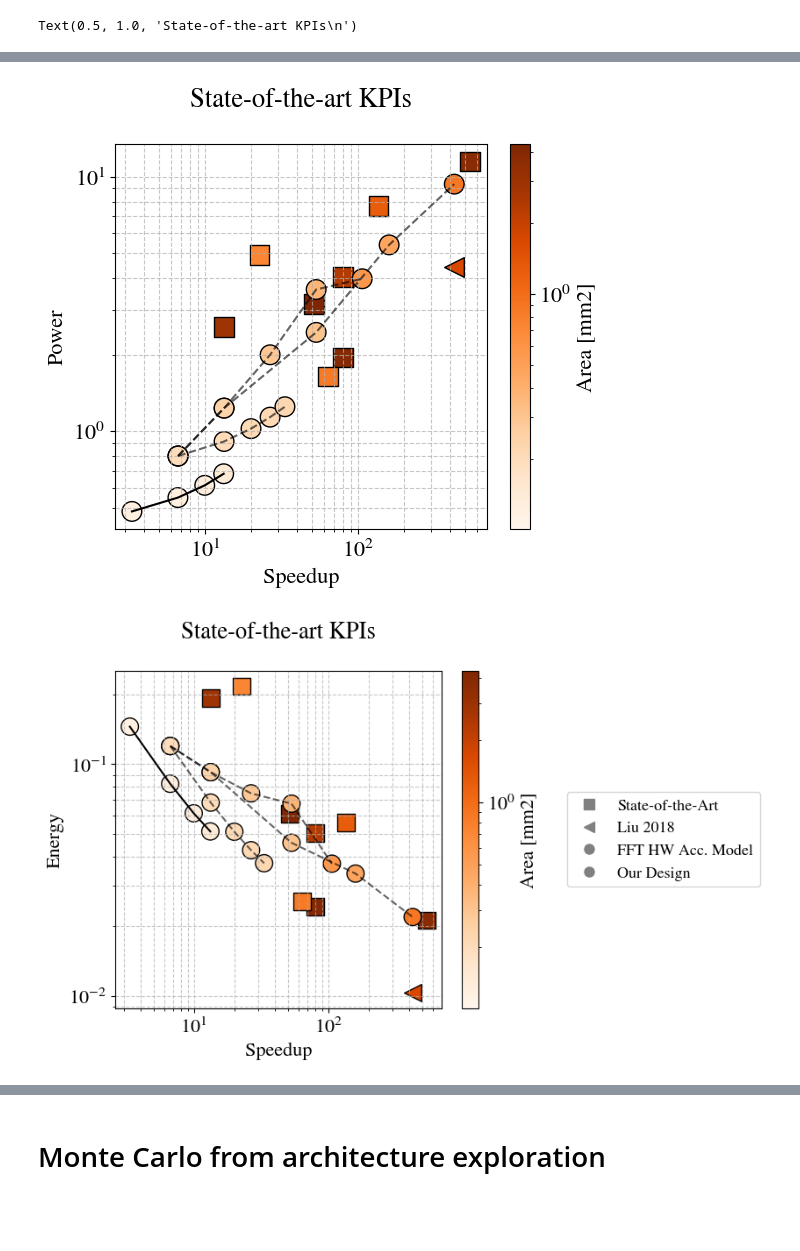
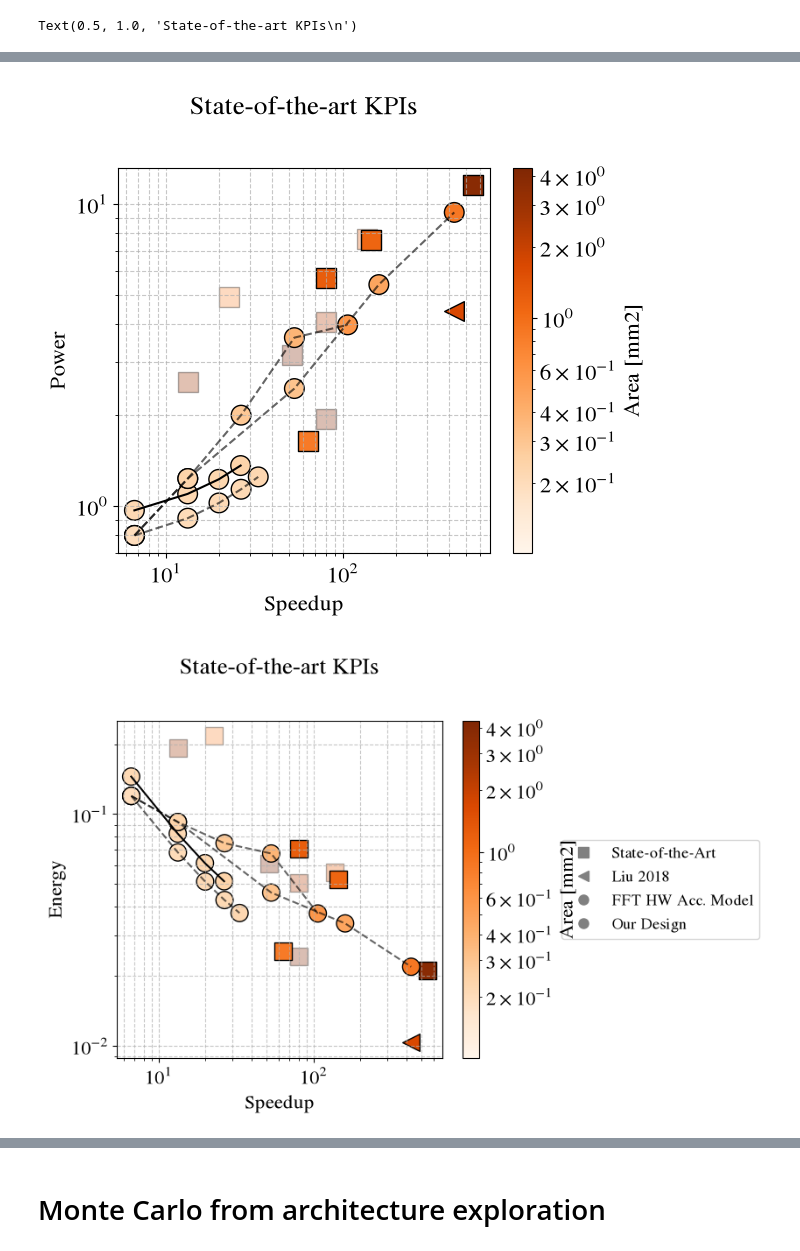
Before and after one commit to PolMaistriaux/IoT_Node_Modeling, a Jupyter notebook: Test_new_applications/Notebook_ASI_Framework.ipynb, the cells around one changed output, grey strips where cells are left out. Cells and saved outputs as stored; diff of their text form; code cells hidden in the pictures; blank space fills up the shorter version.

```diff
--- a/Test_new_applications/Notebook_ASI_Framework.ipynb
+++ b/Test_new_applications/Notebook_ASI_Framework.ipynb
@@ -181,9 +184,9 @@ theor_speedup_ratio     = np.array([pipe_theor_speedup_ratio    , para_theor_spe
 
 #----------------------------------------------------------------------------------
 
-our_Area           = np.array([0.119    , 0.123    , 0.129    , 0.141    ] )
+our_Area           = np.array([0.119    , 0.123    , 0.129    , 0.141    ] )  +0.095
 our_NFFT           = np.array([4096     , 4096     , 4096     , 4096     ] )
-our_Latency_pFFT   = np.array([98423    , 49250    , 32883    , 24723    ] )
+our_Latency_pFFT   = np.array([98423    , 49250    , 32883    , 24723    ] )  /2
 our_Energy_pFFT    = np.array([3388.9   , 1922.4   , 1434.1   , 1197.6    ] ) *1e-9
 
 our_Latency        = our_Latency_pFFT
@@ -198,12 +201,13 @@ our_latency_ratio = our_Latency / baseline_latency
 our_speedup_ratio = 1/(our_latency_ratio)
 
 #----------------------------------------------------------------------------------
-soA_name          =           [ "Pereira 22" , "Berta. 21 ", "Gonz. 24",  "Yang 21", "Mahdavi 19", "Shih 18", "Tian 19"  , "Paul 25"  ]         #"Deng 23"
-soA_type          =           [ "Memory-b"   , "Memory-b"  , "Memory-b",  "Pipel." , "Pipel."    , "Pipel." , "Memory-b" , "Memory-b" ]         #"Pipel."
-soa_Area_FFT       = np.array([    0.185     , 0.185       , 1.08      ,  1.83     , 0.57        , 1.09     ,0.84        , 3.8        ] )       #0.48
-soa_NFFT           = np.array([    256       , 1024        , 1024      ,  2048     , 2048        , 2048     ,4096        , 4096       ] )       #1024
-soa_Latency_pFFT   = np.array([    1025      , 3005        , 1320      ,  2048     , 1200        , 2048     ,5120        , 605        ] )       #245
-soa_Energy_pFFT    = np.array([    187.23    , 1054.78     , 297.92    ,  260.31   , 600.82      , 541.60   ,599.04      , 495.67     ] ) *1e-9 #22.94
+soA_name          =           [ "Pereira 22" , "Berta. 21 ", "Gonz. 24",  "Yang 21", "Mahdavi 19", "Shih 18", "Shih 18", "Tian 19"  , "Paul 25"  , "Zhang 25" ]         #"Deng 23"
+soA_type          =           [ "Memory-b"   , "Memory-b"  , "Memory-b",  "Pipel." , "Pipel."    , "Pipel." , "Pipel." , "Memory-b" , "Memory-b" , "Memory-b" ]         #"Pipel."
+soA_techNode      =           [    65        , 22          , 22        ,  65       , 28          , 40       , 40       ,65          , 65         , 40         ]         #40
+soa_Area_FFT       = np.array([    0.185     , 0.185       , 1.08      ,  1.83     , 0.57        , 1.09     , 1.25     ,0.84        , 3.8        , 1.11       ] )       #0.48
+soa_NFFT           = np.array([    256       , 1024        , 1024      ,  2048     , 2048        , 2048     , 4096     ,4096        , 4096       , 4096       ] )       #1024
+soa_Latency_pFFT   = np.array([    1025      , 3005        , 1320      ,  2048     , 1200        , 2048     , 4096     ,5120        , 605        , 2259       ] )       #245
+soa_Energy_pFFT    = np.array([    187.23    , 1054.78     , 297.92    ,  260.31   , 600.82      , 541.60   , 1658.43  ,599.04      , 495.67     , 1221.50    ] ) *1e-9 #22.94
 
 soa_Area           = scale_area    (area= soa_Area_FFT,        nfft_ref = 4096, nfft = soa_NFFT, acc_type =soA_type)
 soa_Latency        = scale_latency (latency= soa_Latency_pFFT, nfft_ref = 4096, nfft = soa_NFFT, acc_type =soA_type)
@@ -221,6 +225,7 @@ soa_speedup_ratio = 1/(soa_latency_ratio)
 #----------------------------------------------------------------------------------
 soA_pt_name          =           [ "Liu 18"   ]
 soA_pt_type          =           [ "Memory-b" ]
+soA_pt_techNode       =          [    65      ]
 soa_pt_Area_FFT       = np.array([   1.67     ] )
 soa_pt_NFFT           = np.array([   4096     ] )
 soa_pt_Latency_pFFT   = np.array([   768      ] )
@@ -300,5 +317,6 @@ SOA 7      : area_ratio=7.33, area=3.8000,  power_ratio=11.50, energy_ratio=0.02
 # %%
-alpha_soa_plot = 1
+alpha_not_fft_size   = 0.3
+plot_scaled_fft_size = 1
 
 markersize = 200
 
@@ -311,9 +329,15 @@ fig, ax = plt.subplots(1,1, figsize=(6, 5))
 
 
 ax.plot(our_Speedup    , our_Area  , color = "black")
-sc = ax.scatter(soa_Speedup   , soa_Area   , s=markersize , c= soa_Energy   ,  cmap='RdYlGn_r', vmin =np.min(soa_Energy)   ,vmax = np.max(pipe_theor_Energy),  marker = 's', edgecolors="black",label="State-of-the-Art",alpha = alpha_soa_plot)  #s=soa_Power*4e12
 sc = ax.scatter(soa_pt_Speedup, soa_pt_Area, s=markersize , c= soa_pt_Energy,  cmap='RdYlGn_r', vmin =np.min(soa_Energy)   ,vmax = np.max(pipe_theor_Energy),  marker = '<', edgecolors="black",label="Liu 2018"        ,alpha=1               )  #s=soa_pt_Power*4e12
-sc = ax.scatter(our_Speedup   , our_Area   , s=markersize , c= our_Energy   ,  cmap='RdYlGn_r', vmin =np.min(soa_Energy)   ,vmax = np.max(pipe_theor_Energy),  marker = 'o', edgecolors="black",label="Our Approach"    ,alpha=1               )  #s=our_Power*4e12
+sc = ax.scatter(our_Speedup   , our_Area   , s=markersize , c= our_Energy   ,  cmap='RdYlGn_r', vmin =np.min(soa_Energy)   ,vmax = np.max(pipe_theor_Energy),  marker = 'o', edgecolors="black",label="Our Approach"    ,alpha=1              )  #s=our_Power*4e12
+
+for i in range(len(soA_techNode)):
+    if soa_NFFT[i] == nFFT:
+        sc = ax.scatter(soa_Speedup[i]  , soa_Area[i]   , s=markersize , c= soa_Energy[i]   ,  cmap='RdYlGn_r', vmin =np.min(soa_Energy)   ,vmax = np.max(pipe_theor_Energy),  marker = 's', edgecolors="black",label="State-of-the-Art",alpha = 1)  #s=soa_Power*4e12
+    elif (plot_scaled_fft_size==1):
+        sc = ax.scatter(soa_Speedup[i]  , soa_Area[i]   , s=markersize , c= soa_Energy[i]   ,  cmap='RdYlGn_r', vmin =np.min(soa_Energy)   ,vmax = np.max(pipe_theor_Energy),  marker = 's', edgecolors="black",label="State-of-the-Art",alpha = alpha_not_fft_size)  #s=soa_Power*4e12
+
 
 for d, i in enumerate(analysis_Mem_type):
     for j in range(3):
@@ -338,9 +362,14 @@ fig, ax = plt.subplots(1,1, figsize=(6, 5))
 normArea = colors.LogNorm(vmin=theor_Area.min(), vmax=soa_Area.max())
 
 ax.plot(our_Speedup    , our_power_ratio  , color = "black")
-sc = ax.scatter(soa_Speedup   , soa_power_ratio   , s=markersize , c= soa_Area   ,  norm=normArea, cmap='Oranges', marker = 's', edgecolors="black",label="State-of-the-Art", alpha = alpha_soa_plot) # s=soa_Area*2e3
 sc = ax.scatter(soa_pt_Speedup, soa_pt_power_ratio, s=markersize , c= soa_pt_Area,  norm=normArea, cmap='Oranges', marker = '<', edgecolors="black",label="Liu 2018"                                ) # s=soa_pt_Area*2e3
 sc = ax.scatter(our_Speedup   , our_power_ratio   , s=markersize , c= our_Area   ,  norm=normArea, cmap='Oranges', marker = 'o', edgecolors="black",label="Our Approach"                            ) # s=our_Area*2e3
+
+for i in range(len(soA_techNode)):
+    if soa_NFFT[i] == nFFT:
+        sc = ax.scatter(soa_Speedup[i]   , soa_power_ratio [i]  , s=markersize , c= soa_Area[i]   ,  norm=normArea, cmap='Oranges', marker = 's', edgecolors="black",label="State-of-the-Art", alpha = 1) # s=soa_Area*2e3
+    elif (plot_scaled_fft_size==1):
+        sc = ax.scatter(soa_Speedup[i]   , soa_power_ratio[i]   , s=markersize , c= soa_Area[i]   ,  norm=normArea, cmap='Oranges', marker = 's', edgecolors="black",label="State-of-the-Art", alpha =  alpha_not_fft_size)  #s=soa_Power*4e12
 
 for i in analysis_Mem_type:
     for j in range(3):
@@ -364,9 +393,14 @@ ax.set_title('State-of-the-art KPIs\n')
 fig, ax = plt.subplots(1,1, figsize=(6, 5))
 
 ax.plot(our_Speedup    , our_energy_ratio  , color = "black")
-sc = ax.scatter(soa_Speedup   , soa_energy_ratio   , s = markersize , c= soa_Area    ,norm=normArea,  cmap='Oranges',  marker = 's', edgecolors="black", label="State-of-the-Art", alpha = alpha_soa_plot) #s=soa_Area*2e3
 sc = ax.scatter(soa_pt_Speedup, soa_pt_energy_ratio, s = markersize , c= soa_pt_Area ,norm=normArea,  cmap='Oranges',  marker = '<', edgecolors="black", label="Liu 2018"                                ) #s=soa_pt_Area*2e3
 sc = ax.scatter(our_Speedup   , our_energy_ratio   , s = markersize , c= our_Area    ,norm=normArea,  cmap='Oranges',  marker = 'o', edgecolors="black", label="Our Approach"                            ) #s=our_Area*2e3
+
+for i in range(len(soA_techNode)):
+    if soa_NFFT[i] == nFFT:
+        sc = ax.scatter(soa_Speedup[i]   , soa_energy_ratio[i]   , s = markersize , c= soa_Area[i]    ,norm=normArea,  cmap='Oranges',  marker = 's', edgecolors="black", label="State-of-the-Art", alpha = 1) #s=soa_Area*2e3
+    elif (plot_scaled_fft_size==1):
+       sc = ax.scatter(soa_Speedup[i]   , soa_energy_ratio[i]   , s = markersize , c= soa_Area[i]    ,norm=normArea,  cmap='Oranges',  marker = 's', edgecolors="black", label="State-of-the-Art", alpha = alpha_not_fft_size) #s=soa_Area*2e3
 
 for i in analysis_Mem_type:
     for j in range(3):
@@ -390,4 +424,4 @@ Text(0.5, 1.0, 'State-of-the-art KPIs\n')
-[figure, old version]
+[figure, new version]
-[figure, old version]
+[figure, new version]
 # %%
 # ASI Framework separations
```
Also changed, not shown: parts of 23 cells of this notebook, 2 other files.
